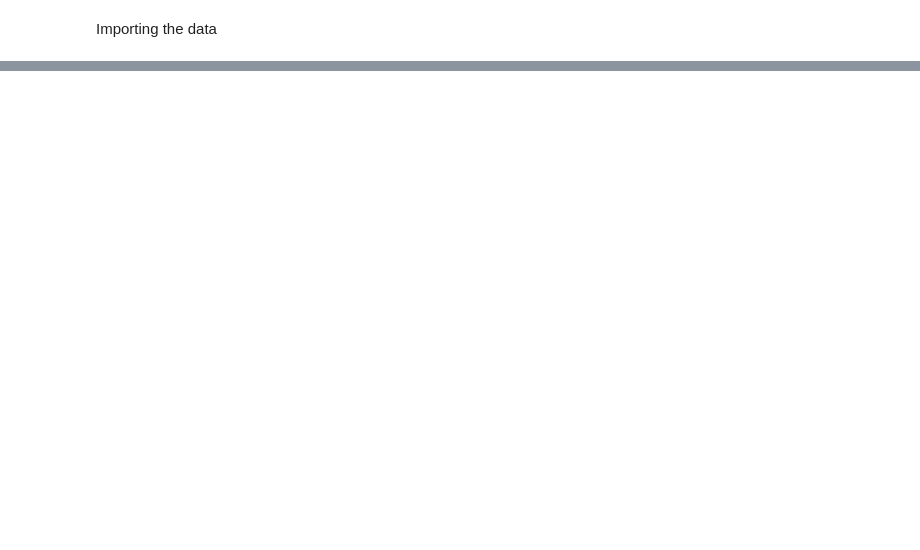
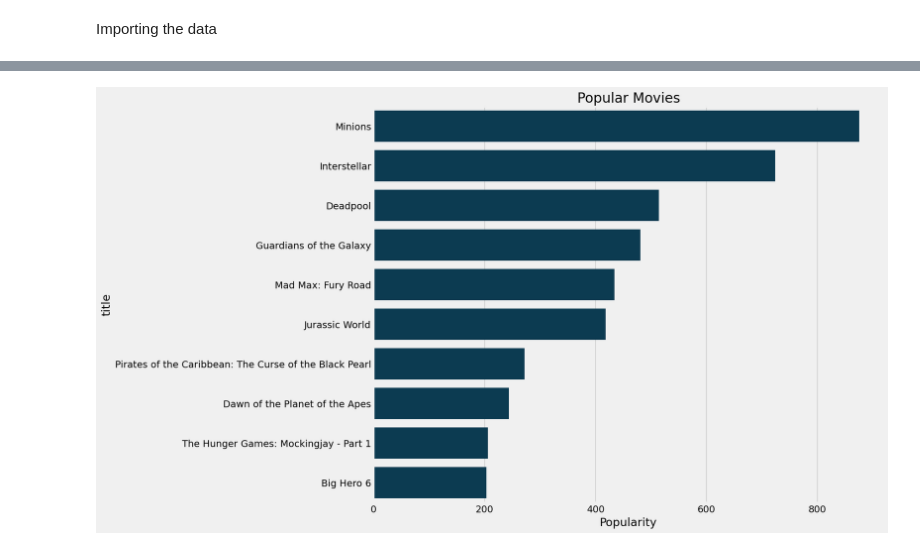
Before and after one commit to edwarjosep11/Netflix-Recommendation-Systems, a Jupyter notebook: KNN Neighbours approach.ipynb, the cells around one changed output, grey strips where cells are left out. Saved outputs shown, nothing was run; the diff lists cells and outputs as text; code cells hidden in the pictures; blank space fills up the shorter version.

```diff
--- a/KNN Neighbours approach.ipynb
+++ b/KNN Neighbours approach.ipynb
@@ -124,0 +50,20 @@ movies.shape
+# %%
+# Reading ratings file
+df1 = pd.read_csv('data/tmdb_5000_credits.csv')
+df2 = pd.read_csv('data/tmdb_5000_movies.csv')
+# Merging the two files
+df1.columns = ['id','tittle','cast','crew']
+df2= df2.merge(df1,on='id')
+# %%
+# Converting JSON columns to string
+import json
+
+# List of JSON column names in the dataframe
+json_cols = ['genres', 'keywords', 'production_companies', 'production_countries', 'spoken_languages', 'cast', 'crew']
+
+# Convert JSON columns to strings (lists)
+for col in json_cols:
+    df2[col] = df2[col].apply(lambda x: json.loads(x) if isinstance(x, str) else x)
+    df2[col] = df2[col].apply(lambda x: [i['name'] for i in x] if isinstance(x, list) else x)
+# Displaying the first 5 rows of the dataframe
+df2.head(5)
@@ -124,0 +80,4 @@ movies.shape
+# %%
+# Data cleaning
+df2.drop(['homepage','tagline'],axis=1,inplace=True)
+df2.dropna(inplace=True)
@@ -124,0 +127,12 @@ movies.shape
+# %%
+# Data visualization
+pop = df2.sort_values('popularity', ascending=False).head(10)
+
+plt.figure(figsize=(12,10))
+sns.barplot(x='popularity', y='title', data=pop, color='#003f5c')
+
+plt.xlabel("Popularity")
+plt.title("Popular Movies")
+plt.show()
+# %% [output]
+[figure, added]
```
Also changed, not shown: parts of 28 cells of this notebook, 2 other files.
